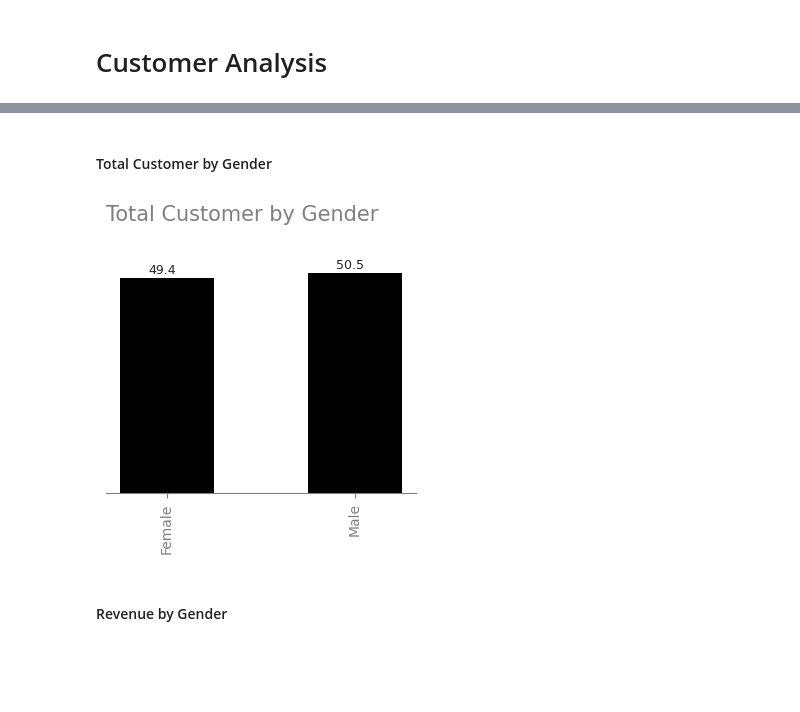
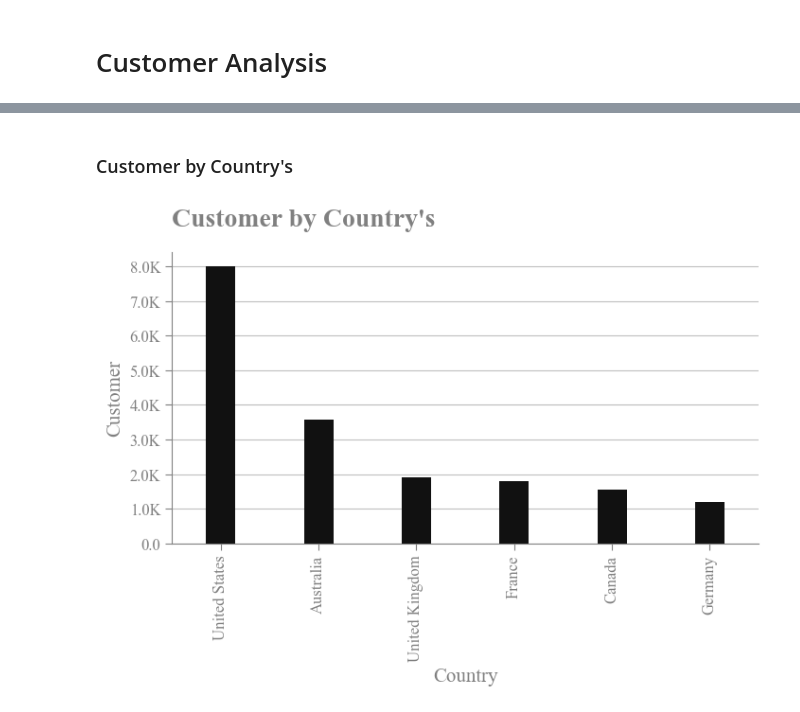
Before and after one commit to NishantSingh359/Sales_Analytics, a Jupyter notebook: notebooks/03_customer_analysis.ipynb, the cells around one changed output, grey strips where cells are left out. Saved outputs shown, nothing was run; the diff lists cells and outputs as text; code cells hidden in the pictures; blank space fills up the shorter version.

Commit message:
created metrics over the time and visualize it

```diff
--- a/notebooks/03_customer_analysis.ipynb
+++ b/notebooks/03_customer_analysis.ipynb
@@ -44,16 +113,14 @@ vs.customer_kpis(sales_mart)
 # %% [markdown]
-#### Total Customer by Gender
+### Customer by Country's
 # %%
-df = ckpi.customer_by_gender()
-vs.ColumnPlotLabel(
-    x= df['gender'],
-    y1=df['percentage'],
-    y2 = .1,
-    y3= 1,
-    title= 'Total Customer by Gender',
-    fsize=(4,3)
+df = ckpi.customer_across_country()
+vs.ColumnPlot(
+    x=df["country"],
+    y1=df["total_customer"],
+    title="Customer by Country's",
+    xlabel="Country",
+    ylabel="Customer",
+    fsize=(8, 4),
 ).decoration()
 # %% [output]
-[figure, old version]
+[figure, new version]
-# %% [markdown]
-#### Revenue by Gender
```
Also changed, not shown: parts of 26 cells of this notebook.
